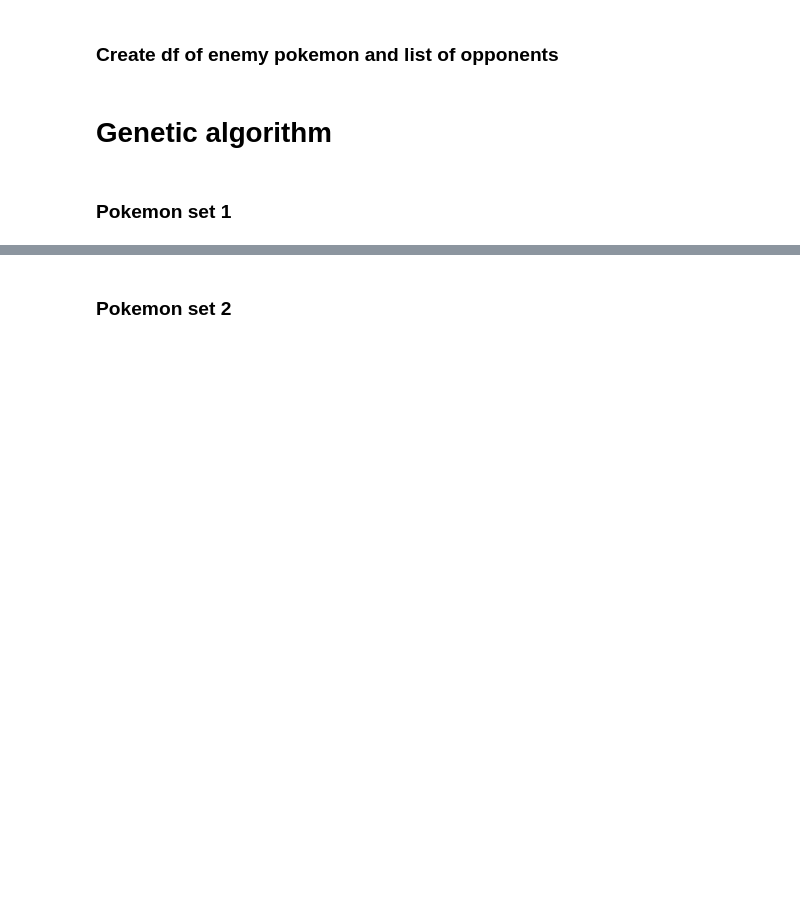
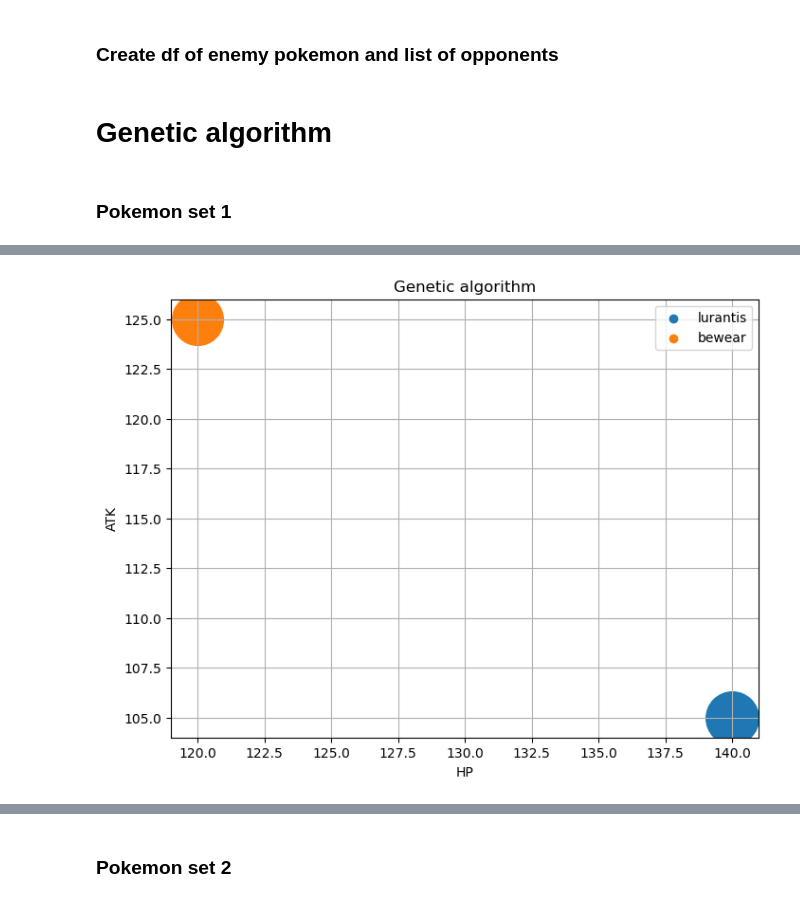
Before and after one commit to ZanZver/PokemonBattles, a Jupyter notebook: Code/code.ipynb, the cells around one changed output, grey strips where cells are left out. Cells and saved outputs as stored; diff of their text form; code cells hidden in the pictures; blank space fills up the shorter version.

```diff
--- a/Code/code.ipynb
+++ b/Code/code.ipynb
@@ -46,0 +69,25 @@ TypeData_df = spark.read.csv(data_path+"TypeData.csv", header=True, inferSchema=
+# %%
+def plot_solutions(solutions, names, title):
+    plt.figure(figsize=(8, 6))
+    solution_counts = {}  # Dictionary to store solution frequencies
+    color_map = {}  # Dictionary to store mapping between unique names and colors
+    for solution, name in zip(solutions, names):
+        hp_values = solution[0][0]  # Extract HP values from each solution
+        atk_values = solution[0][1]  # Extract ATK values from each solution
+        if (hp_values, atk_values) in solution_counts:
+            solution_counts[(hp_values, atk_values)] += 1
+        else:
+            solution_counts[(hp_values, atk_values)] = 1
+            if name not in color_map:
+                color_map[name] = plt.scatter([], [], label=name).get_facecolor()  # Get color for unique name
+
+        plt.scatter(hp_values, atk_values, s=solution_counts[(hp_values, atk_values)] * 100, color=color_map[name])  # Use color map for scatter plot
+
+    plt.xlabel('HP')
+    plt.ylabel('ATK')
+    plt.title(title)
+    plt.grid(True)
+    handles, labels = plt.gca().get_legend_handles_labels()  # Get handles and labels for legend
+    by_label = dict(zip(labels, handles))  # Create mapping between labels and handles
+    plt.legend(by_label.values(), by_label.keys())  # Plot legend with unique labels
+    plt.show()
@@ -247,13 +313,12 @@ def regular_ga(df1, df2, seed =42):
     closest_pokemon_idx = np.argmin(distances)
     closest_pokemon = df2.select("name").collect()[closest_pokemon_idx][0]
 
-    print("Best Solution:", best_solution)
-    print("Closest Pokemon to Solution:", closest_pokemon)
+    # print("Best Solution:", best_solution)
+    # print("Closest Pokemon to Solution:", closest_pokemon)
+
+    return best_solution, closest_pokemon
 # %% [markdown]
 ### Pokemon set 1
 # %%
-regular_ga(pokemon_1.selectExpr("id","name","type1", "CAST(hp AS INT) AS hp", "CAST(atk AS INT) AS atk"),
-      all_enemies_of_pk1.selectExpr("id","name","type1", "CAST(hp AS INT) AS hp", "CAST(atk AS INT) AS atk"),
-      seed=69
-)
+set1_solutions, set1_closest_pokemon = execute_n_times(df1=pokemon_1, df2=all_enemies_of_pk1, times_to_execute=31, ga_function=regular_ga,seed=69)
 # %% [output]
@@ -261,0 +343,4 @@ Closest Pokemon to Solution: lurantis
+# %%
+plot_solutions(set1_solutions, set1_closest_pokemon, title="Genetic algorithm")
+# %% [output]
+[figure, added]
```
Also changed, not shown: parts of 32 cells of this notebook, 1 other file.
